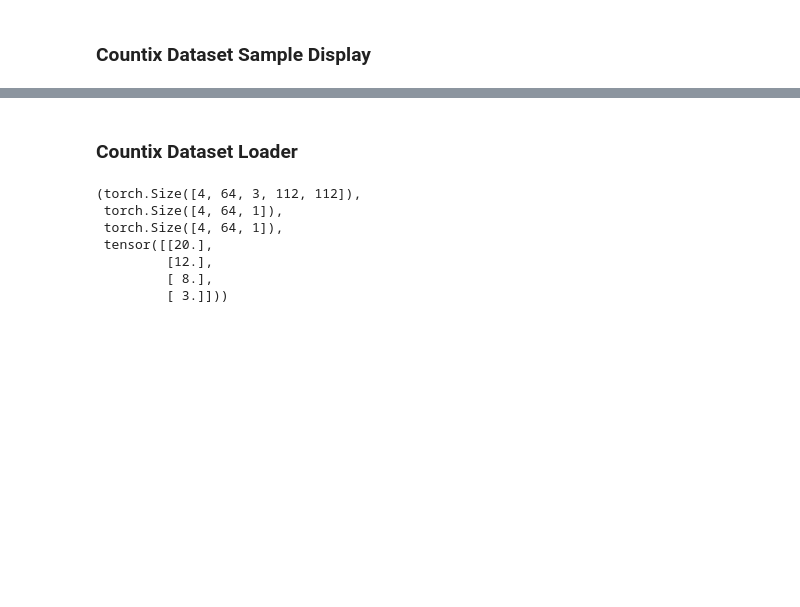
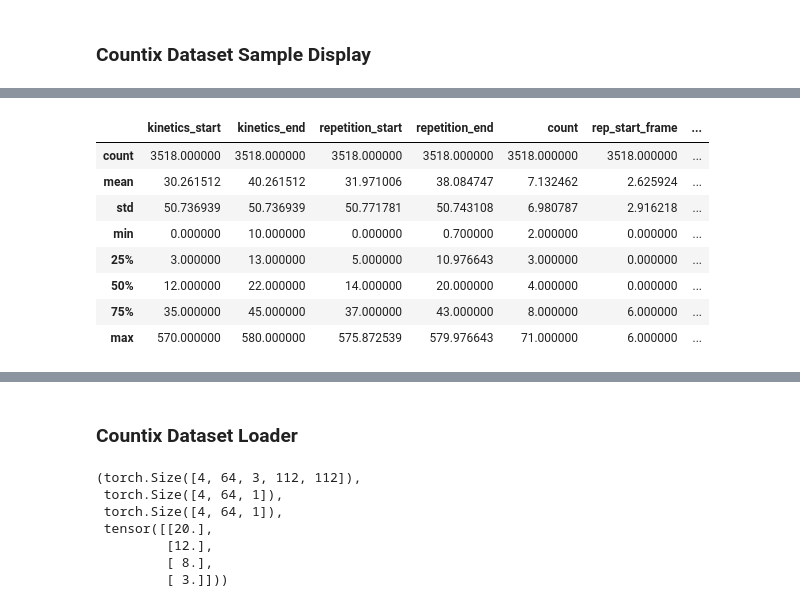
Before and after one commit to qrsforever/hzcsnote, a Jupyter notebook: erlangai/repnet/repnet.ipynb, the cells around one changed output, grey strips where cells are left out. Saved outputs shown, nothing was run; the diff lists cells and outputs as text; code cells hidden in the pictures; blank space fills up the shorter version.

```diff
--- a/erlangai/repnet/repnet.ipynb
+++ b/erlangai/repnet/repnet.ipynb
@@ -246,0 +233,18 @@ df_train.head()
+# %%
+# Test
+def calculate_period_length(row):
+    row.period_length = (row.rep_end_frame - row.rep_start_frame) / row['count']
+    return row
+df_train['period_length'] = 0
+df_train = df_train.apply(calculate_period_length, axis=1, result_type='expand')
+df_train.describe()
+# %% [output]
+|  | kinetics_start | kinetics_end | repetition_start | repetition_end | count | rep_start_frame | ... |
+| count | 3518.000000 | 3518.000000 | 3518.000000 | 3518.000000 | 3518.000000 | 3518.000000 | ... |
+| mean | 30.261512 | 40.261512 | 31.971006 | 38.084747 | 7.132462 | 2.625924 | ... |
+| std | 50.736939 | 50.736939 | 50.771781 | 50.743108 | 6.980787 | 2.916218 | ... |
+| min | 0.000000 | 10.000000 | 0.000000 | 0.700000 | 2.000000 | 0.000000 | ... |
+| 25% | 3.000000 | 13.000000 | 5.000000 | 10.976643 | 3.000000 | 0.000000 | ... |
+| 50% | 12.000000 | 22.000000 | 14.000000 | 20.000000 | 4.000000 | 0.000000 | ... |
+| 75% | 35.000000 | 45.000000 | 37.000000 | 43.000000 | 8.000000 | 6.000000 | ... |
+| max | 570.000000 | 580.000000 | 575.872539 | 579.976643 | 71.000000 | 6.000000 | ... |
```
Also changed, not shown: parts of 15 cells of this notebook.
